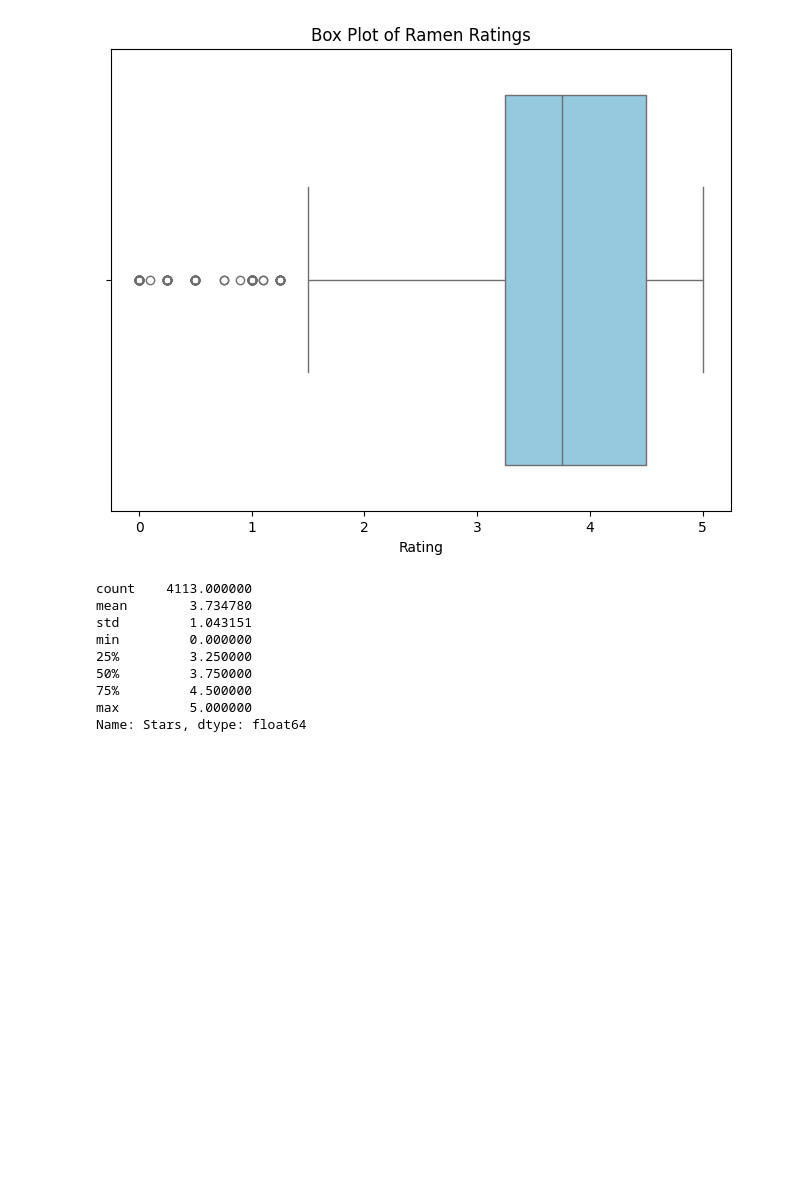
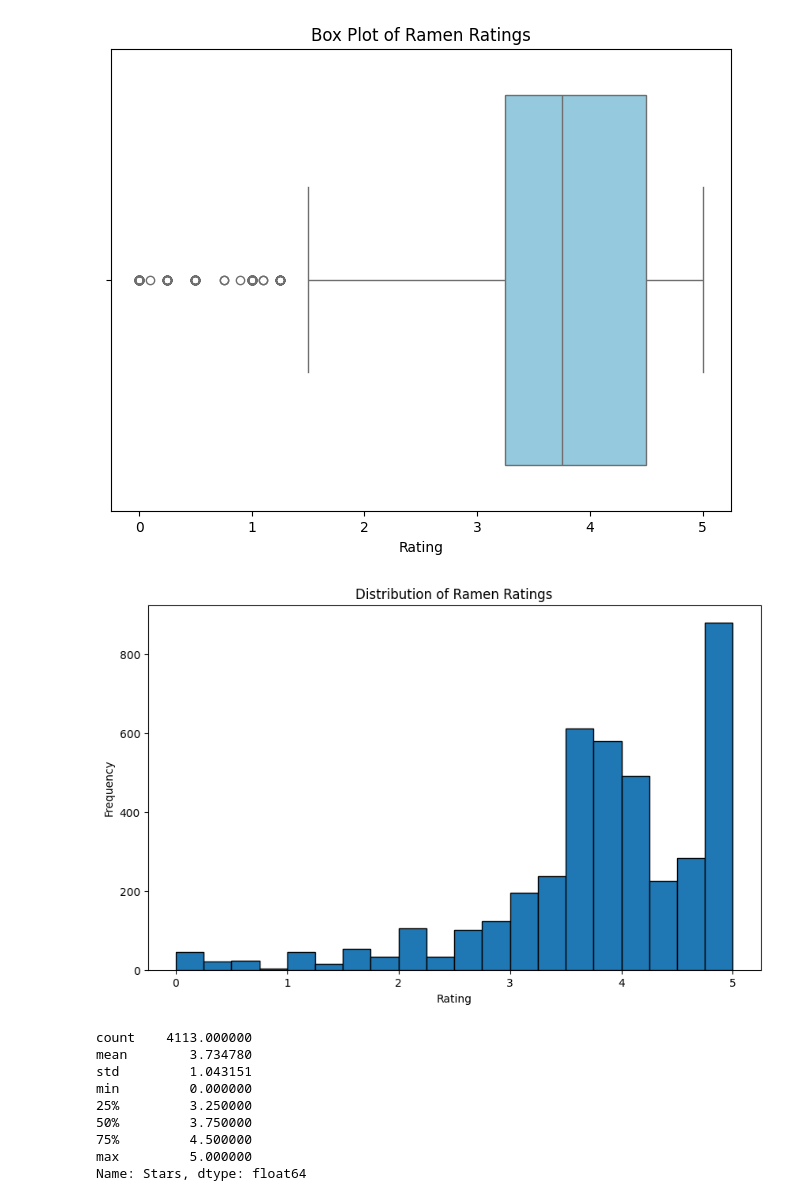
Before and after one commit to RL-JIT/Data_Training, a Jupyter notebook: 09 Python Data Analysis/Ramen /RamenDataAnalysis.ipynb, the cells around one changed output. Saved outputs shown, nothing was run; the diff lists cells and outputs as text; code cells hidden in the pictures; blank space fills up the shorter version.

```diff
--- a/09 Python Data Analysis/Ramen /RamenDataAnalysis.ipynb
+++ b/09 Python Data Analysis/Ramen /RamenDataAnalysis.ipynb
@@ -454,6 +454,16 @@ plt.xlabel('Rating')
 plt.show()
 # %% [output]
 [figure]
+# %%
+# Plot a histogram to visualize the distribution of ratings
+plt.figure(figsize=(10, 6))
+plt.hist(df['Stars'], bins=20, edgecolor='black')
+plt.title('Distribution of Ramen Ratings')
+plt.xlabel('Rating')
+plt.ylabel('Frequency')
+plt.show()
+# %% [output]
+[figure, added]
 # %%
 df["Stars"].describe()
 # %% [output]
```
Also changed, not shown: parts of 3 cells of this notebook.
